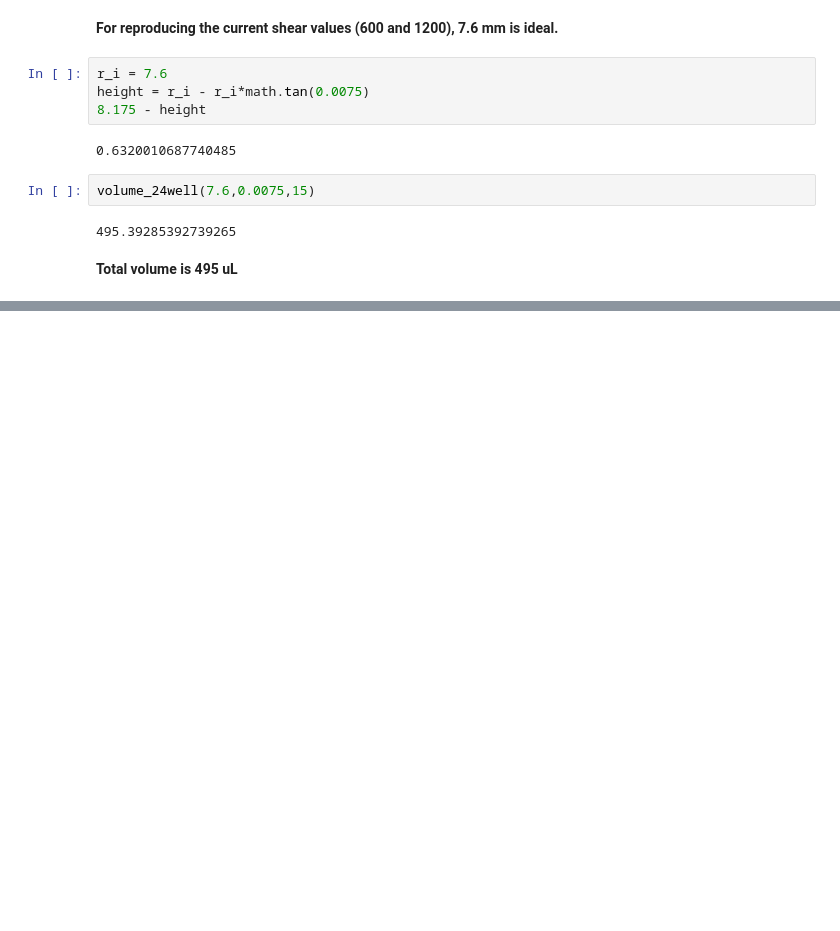
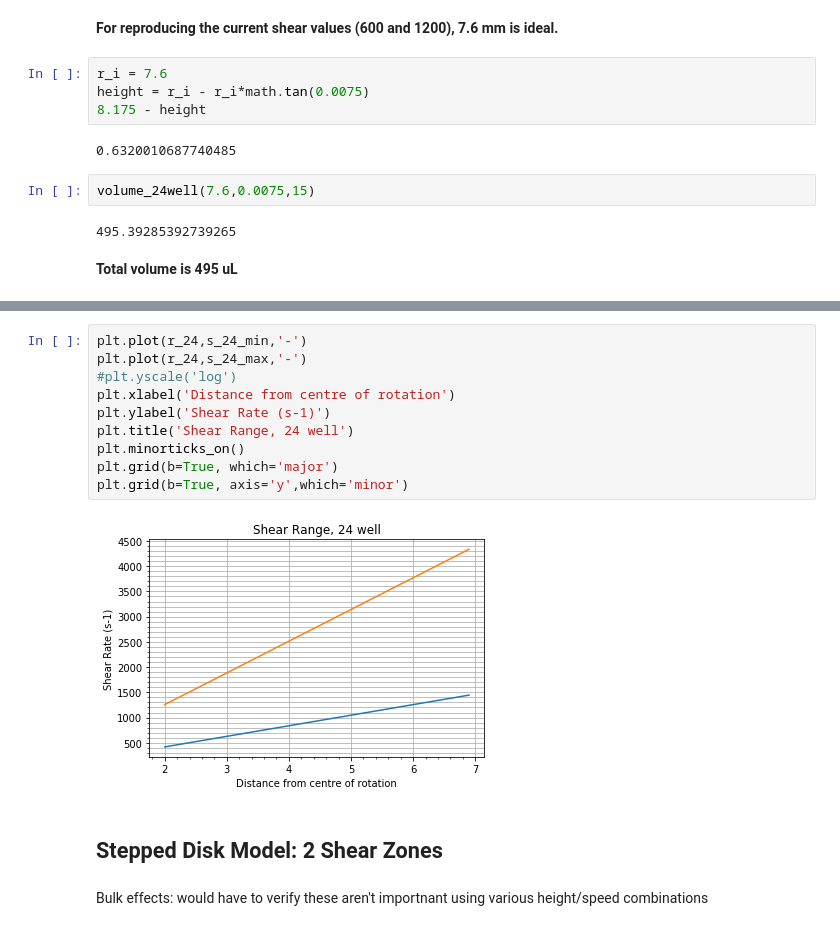
Before and after one commit to mesrobichaud/shear-cell, a Jupyter notebook: design-opt.ipynb, the cells around one changed output, grey strips where cells are left out. Drawn from its saved outputs; the diff is of its cells as text; blank space fills up the shorter version.

```diff
--- a/design-opt.ipynb
+++ b/design-opt.ipynb
@@ -62,0 +90,16 @@ r_0
+# %%
+plt.plot(r_24,s_24_min,'-')
+plt.plot(r_24,s_24_max,'-')
+#plt.yscale('log')
+plt.xlabel('Distance from centre of rotation')
+plt.ylabel('Shear Rate (s-1)')
+plt.title('Shear Range, 24 well')
+plt.minorticks_on()
+plt.grid(b=True, which='major')
+plt.grid(b=True, axis='y',which='minor')
+# %% [output]
+[figure, added]
+# %% [markdown]
+## Stepped Disk Model: 2 Shear Zones
+# %% [markdown]
+Bulk effects: would have to verify these aren't importnant using various height/speed combinations
```
Also changed, not shown: parts of 13 cells of this notebook.
